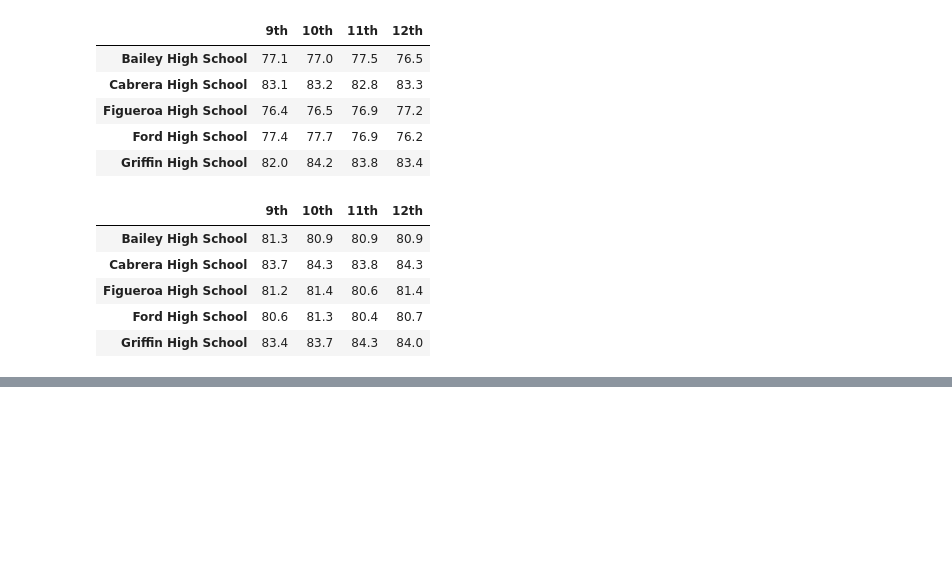
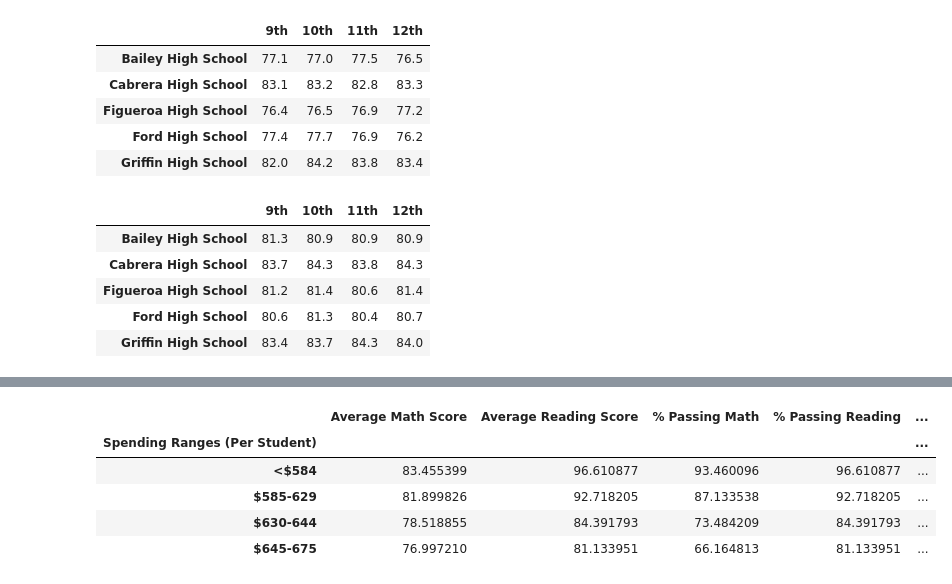
Before and after one commit to agomoll/School_District_Analysis, a Jupyter notebook: PyCitySchools.ipynb, the cells around one changed output, grey strips where cells are left out. Saved outputs shown, nothing was run; the diff lists cells and outputs as text; code cells hidden in the pictures; blank space fills up the shorter version.

```diff
--- a/PyCitySchools.ipynb
+++ b/PyCitySchools.ipynb
@@ -950,0 +1020,17 @@ reading_scores_by_grade.head()
+# %%
+# Create new DataFrame displaying average results per spending range.
+spending_summary_df = pd.DataFrame({
+    "Average Math Score": spending_math_scores,
+    "Average Reading Score": spending_passing_reading,
+    "% Passing Math": spending_passing_math,
+    "% Passing Reading": spending_passing_reading,
+    "% Overall Passing": overall_passing_spending})
+
+spending_summary_df
+# %% [output]
+|  | Average Math Score | Average Reading Score | % Passing Math | % Passing Reading | ... |
+| Spending Ranges (Per Student) |  |  |  |  | ... |
+| <$584 | 83.455399 | 96.610877 | 93.460096 | 96.610877 | ... |
+| $585-629 | 81.899826 | 92.718205 | 87.133538 | 92.718205 | ... |
+| $630-644 | 78.518855 | 84.391793 | 73.484209 | 84.391793 | ... |
+| $645-675 | 76.997210 | 81.133951 | 66.164813 | 81.133951 | ... |
```
Also changed, not shown: parts of 6 cells of this notebook, 3 other files.
